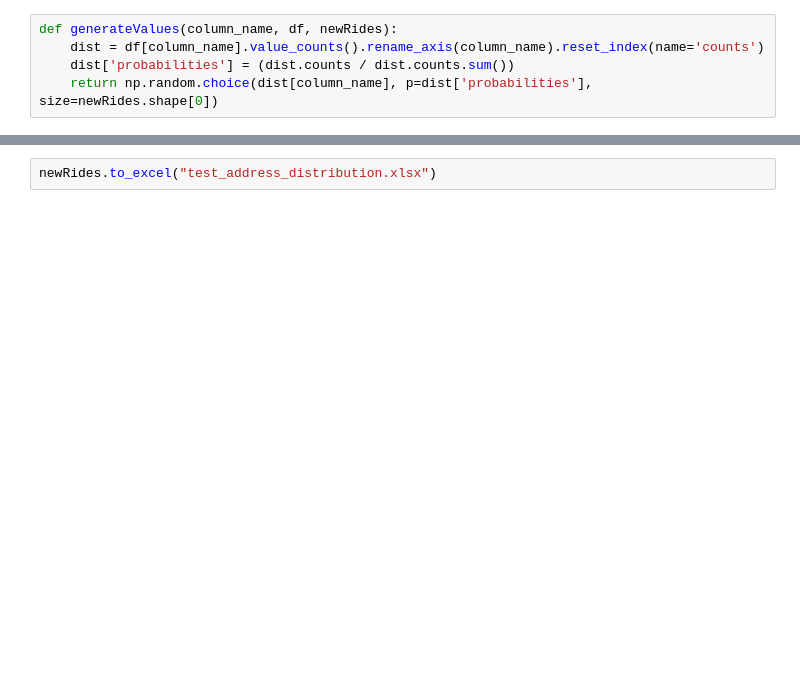
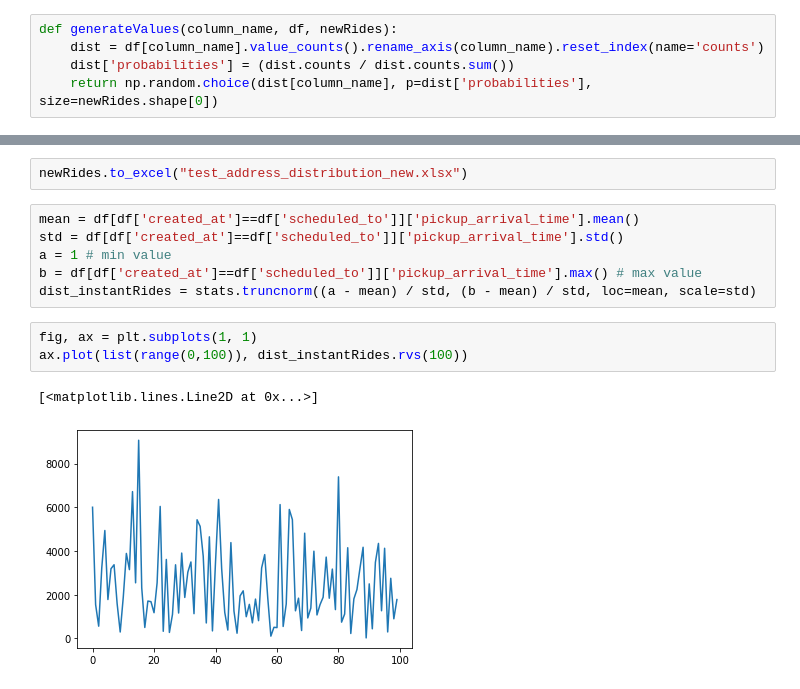
Before and after one commit to Lukas-Dierkes/vehicle-stream-team-project, a Jupyter notebook: vehicle_stream_pipeline/ride_simulation.ipynb, the cells around one changed output, grey strips where cells are left out. Cells and saved outputs as stored; diff of their text form; blank space fills up the shorter version.

```diff
--- a/vehicle_stream_pipeline/ride_simulation.ipynb
+++ b/vehicle_stream_pipeline/ride_simulation.ipynb
@@ -456,2 +512,14 @@ newRides.head(3)
 # %%
-newRides.to_excel("test_address_distribution.xlsx")
+newRides.to_excel("test_address_distribution_new.xlsx")
+# %%
+mean = df[df['created_at']==df['scheduled_to']]['pickup_arrival_time'].mean()
+std = df[df['created_at']==df['scheduled_to']]['pickup_arrival_time'].std()
+a = 1 # min value
+b = df[df['created_at']==df['scheduled_to']]['pickup_arrival_time'].max() # max value
+dist_instantRides = stats.truncnorm((a - mean) / std, (b - mean) / std, loc=mean, scale=std)
+# %%
+fig, ax = plt.subplots(1, 1)
+ax.plot(list(range(0,100)), dist_instantRides.rvs(100))
+# %% [output]
+[<matplotlib.lines.Line2D at 0x...>]
+[figure, added]
```
Also changed, not shown: parts of 21 cells of this notebook.
